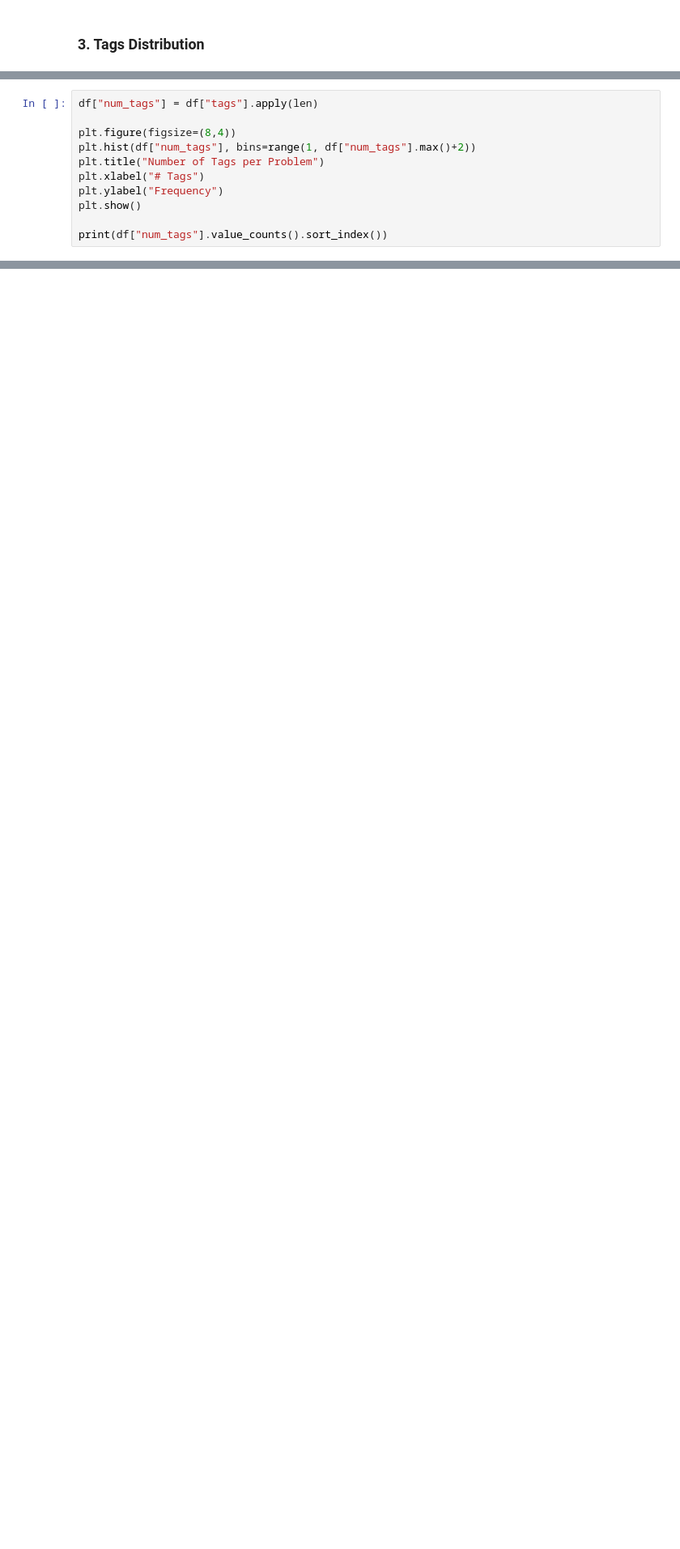
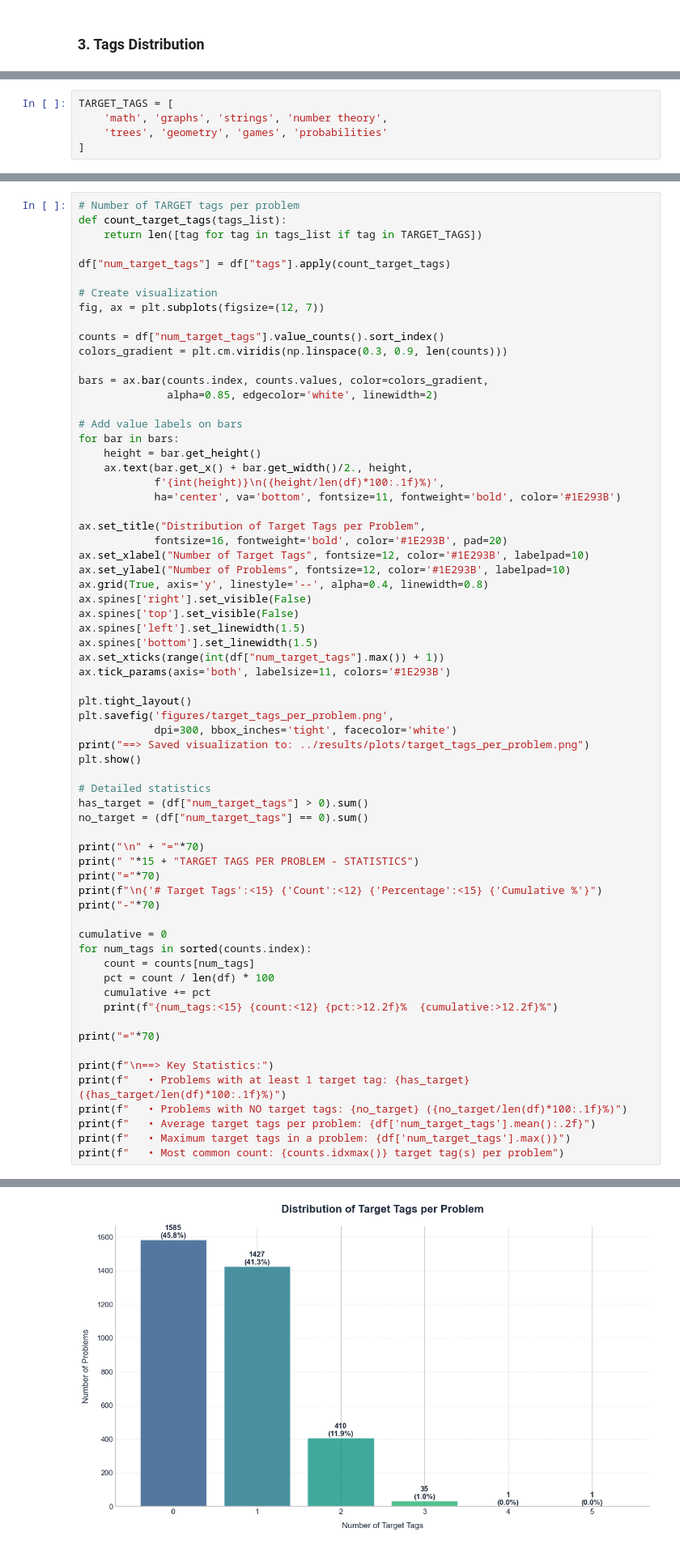
Before and after one commit to Wstoloah/Code-Problems-Tags-Prediction, a Jupyter notebook: notebooks/eda.ipynb, the cells around one changed output, grey strips where cells are left out. Shown: that part at 81% size. Saved outputs shown, nothing was run; the diff lists cells and outputs as text; blank space fills up the shorter version.

```diff
--- a/notebooks/eda.ipynb
+++ b/notebooks/eda.ipynb
@@ -130,11 +183,0 @@ plt.show()
-# %%
-df["num_tags"] = df["tags"].apply(len)
-
-plt.figure(figsize=(8,4))
-plt.hist(df["num_tags"], bins=range(1, df["num_tags"].max()+2))
-plt.title("Number of Tags per Problem")
-plt.xlabel("# Tags")
-plt.ylabel("Frequency")
-plt.show()
-
-print(df["num_tags"].value_counts().sort_index())
@@ -167,0 +186,5 @@ plt.show()
+# %%
+TARGET_TAGS = [
+    'math', 'graphs', 'strings', 'number theory',
+    'trees', 'geometry', 'games', 'probabilities'
+]
@@ -167,0 +300,67 @@ plt.show()
+# %%
+# Number of TARGET tags per problem
+def count_target_tags(tags_list):
+    return len([tag for tag in tags_list if tag in TARGET_TAGS])
+
+df["num_target_tags"] = df["tags"].apply(count_target_tags)
+
+# Create visualization
+fig, ax = plt.subplots(figsize=(12, 7))
+
+counts = df["num_target_tags"].value_counts().sort_index()
+colors_gradient = plt.cm.viridis(np.linspace(0.3, 0.9, len(counts)))
+
+bars = ax.bar(counts.index, counts.values, color=colors_gradient,
+              alpha=0.85, edgecolor='white', linewidth=2)
+
+# Add value labels on bars
+for bar in bars:
+    height = bar.get_height()
+    ax.text(bar.get_x() + bar.get_width()/2., height,
+            f'{int(height)}\n({height/len(df)*100:.1f}%)',
+            ha='center', va='bottom', fontsize=11, fontweight='bold', color='#1E293B')
+
+ax.set_title("Distribution of Target Tags per Problem",
+            fontsize=16, fontweight='bold', color='#1E293B', pad=20)
+ax.set_xlabel("Number of Target Tags", fontsize=12, color='#1E293B', labelpad=10)
+ax.set_ylabel("Number of Problems", fontsize=12, color='#1E293B', labelpad=10)
+ax.grid(True, axis='y', linestyle='--', alpha=0.4, linewidth=0.8)
+ax.spines['right'].set_visible(False)
+ax.spines['top'].set_visible(False)
+ax.spines['left'].set_linewidth(1.5)
+ax.spines['bottom'].set_linewidth(1.5)
+ax.set_xticks(range(int(df["num_target_tags"].max()) + 1))
+ax.tick_params(axis='both', labelsize=11, colors='#1E293B')
+
+plt.tight_layout()
+plt.savefig('figures/target_tags_per_problem.png',
+            dpi=300, bbox_inches='tight', facecolor='white')
+print("==> Saved visualization to: ../results/plots/target_tags_per_problem.png")
+plt.show()
+
+# Detailed statistics
+has_target = (df["num_target_tags"] > 0).sum()
+no_target = (df["num_target_tags"] == 0).sum()
+
+print("\n" + "="*70)
+print(" "*15 + "TARGET TAGS PER PROBLEM - STATISTICS")
+print("="*70)
+print(f"\n{'# Target Tags':<15} {'Count':<12} {'Percentage':<15} {'Cumulative %'}")
+print("-"*70)
+
+cumulative = 0
+for num_tags in sorted(counts.index):
+    count = counts[num_tags]
+    pct = count / len(df) * 100
+    cumulative += pct
+    print(f"{num_tags:<15} {count:<12} {pct:>12.2f}%  {cumulative:>12.2f}%")
+
+print("="*70)
+
+print(f"\n==> Key Statistics:")
+print(f"   • Problems with at least 1 target tag: {has_target} ({has_target/len(df)*100:.1f}%)")
+print(f"   • Problems with NO target tags: {no_target} ({no_target/len(df)*100:.1f}%)")
+print(f"   • Average target tags per problem: {df['num_target_tags'].mean():.2f}")
+print(f"   • Maximum target tags in a problem: {df['num_target_tags'].max()}")
+print(f"   • Most common count: {counts.idxmax()} target tag(s) per problem")
+# %% [output]
@@ -167,0 +368 @@ plt.show()
+[figure, added]
```
Also changed, not shown: parts of 29 cells of this notebook, 4 other files.
